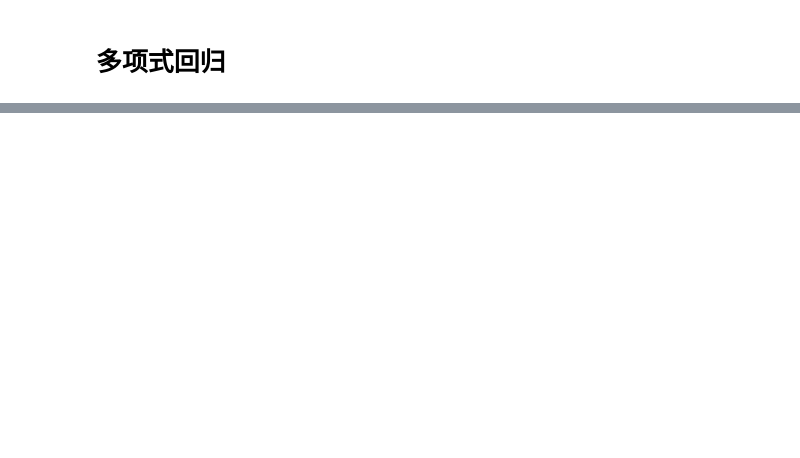
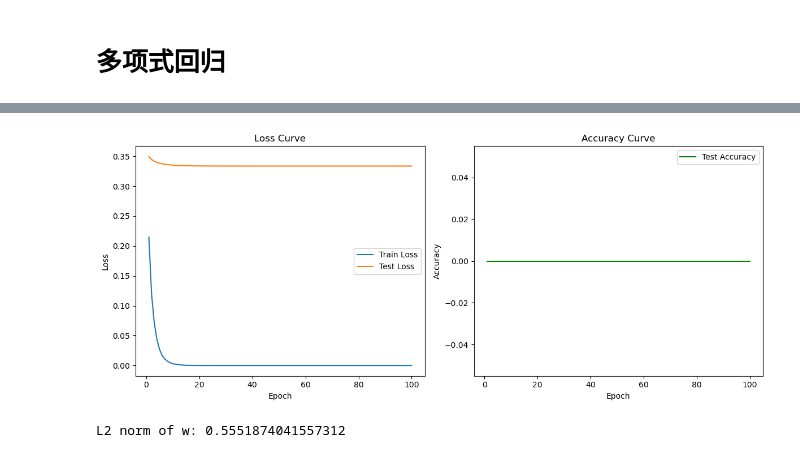
Before and after one commit to Ashside/Deep-Learning-Logs, a Jupyter notebook: Chap4_PolyReg.ipynb, the cells around one changed output, grey strips where cells are left out. Saved outputs shown, nothing was run; the diff lists cells and outputs as text; code cells hidden in the pictures; blank space fills up the shorter version.

```diff
--- a/Chap4_PolyReg.ipynb
+++ b/Chap4_PolyReg.ipynb
@@ -187,0 +177,25 @@ weights: [ 4.9364295   1.4133451  -2.9628053   2.4321725   0.29196796 -0.1309297
+# %%
+from torch import nn
+import torch
+import traintools
+def train_concise(wd):
+    net = nn.Sequential(nn.Linear(num_inputs, 1, bias=True))
+    for param in net.parameters():
+        param.requires_grad_(True)
+
+    loss = nn.MSELoss(reduction='none')  # 使用均方误差损失函数
+    num_epochs , lr = 100, 0.003
+
+    # 偏置参数没有衰减
+    trainer = torch.optim.SGD([
+        {'params': net[0].weight, 'weight_decay': wd},  # 权重衰减
+        {'params': net[0].bias, 'weight_decay': 0}  # 偏置没有衰减
+    ], lr=lr)
+
+    traintools.train_model(net, train_iter, test_iter, loss, trainer,
+                           num_epochs=num_epochs, )
+
+    print('L2 norm of w:', torch.norm(net[0].weight.data).item())
+# %%
+train_concise(0)
+# %% [output]
@@ -187,0 +219,2 @@ weights: [ 4.9364295   1.4133451  -2.9628053   2.4321725   0.29196796 -0.1309297
+[figure, added]
+L2 norm of w: 0.5551874041557312
```
Also changed, not shown: parts of 17 cells of this notebook, 1 other file.
